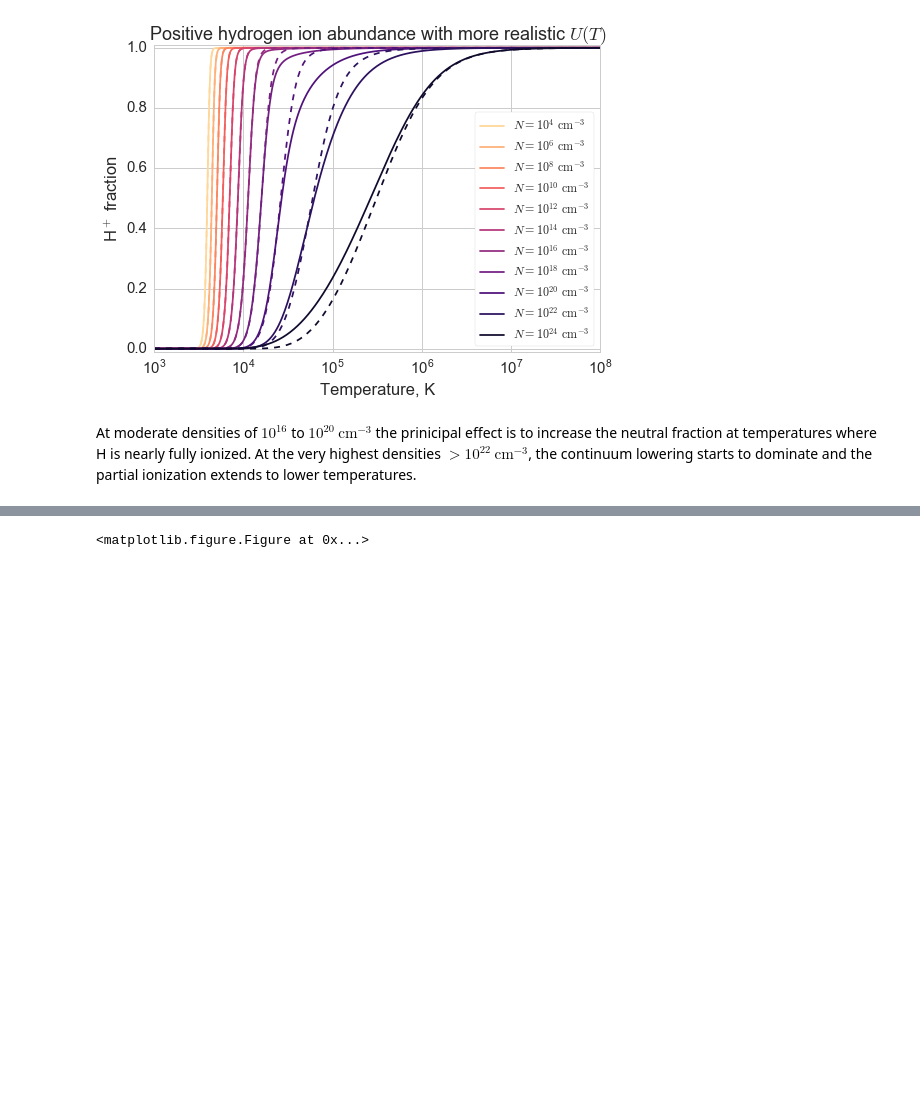
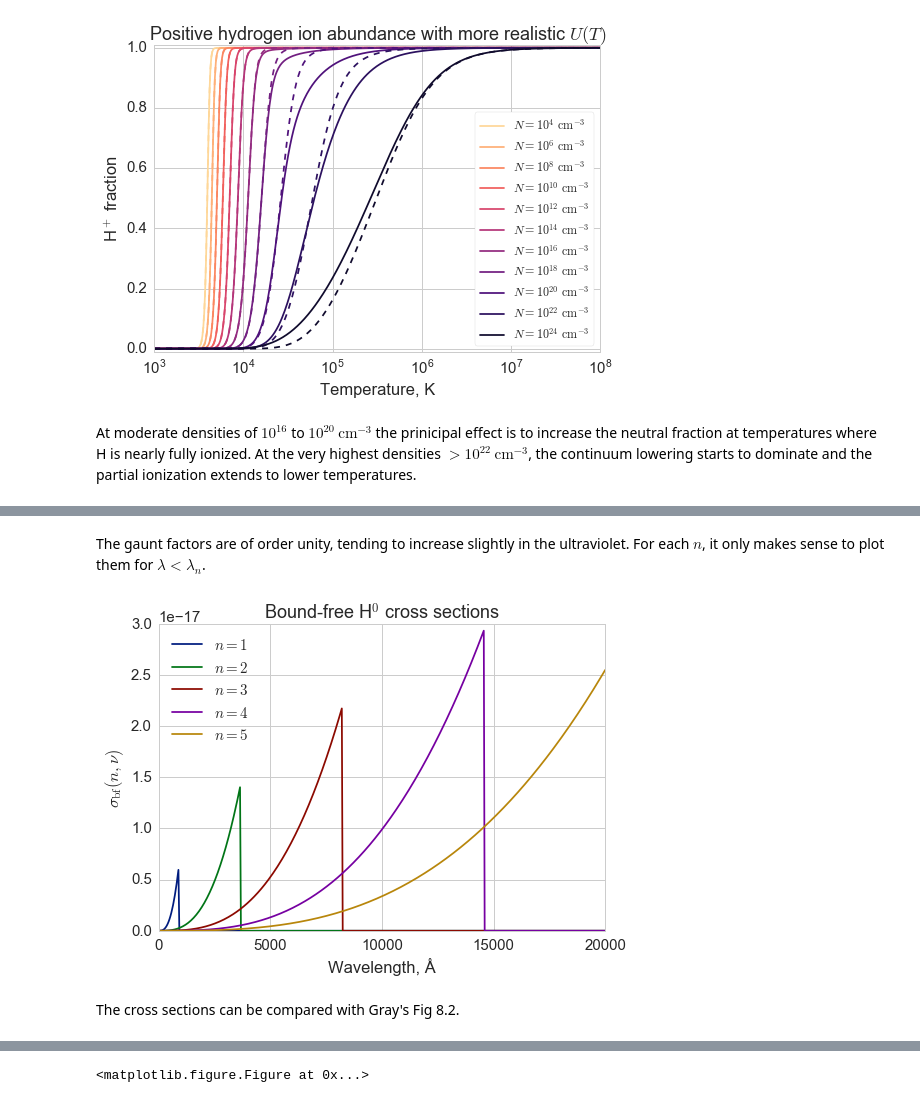
Before and after one commit to deprecated/lte-opacities, a Jupyter notebook: LTE Opacity.ipynb, the cells around one changed output, grey strips where cells are left out. Cells and saved outputs as stored; diff of their text form; code cells hidden in the pictures; blank space fills up the shorter version.

```diff
--- a/LTE Opacity.ipynb
+++ b/LTE Opacity.ipynb
@@ -317,0 +380,16 @@ import lteopacity
+# %% [markdown]
+The gaunt factors are of order unity, tending to increase slightly in the ultraviolet.  For each $n$, it only makes sense to plot them for $\lambda < \lambda_n$.
+# %%
+fig, ax = plt.subplots(1, 1)
+for n in range(1, 6):
+  ax.plot(wavs, xsec_H0_boundfree(n, freqs.value),
+         label=r'$n = {}$'.format(n))
+ax.set_ylim(0.0, None)
+ax.legend(loc='upper left')
+ax.set_xlabel(r'Wavelength, Å')
+ax.set_ylabel(r'$\sigma_\mathrm{bf}(n, \nu)$')
+ax.set_title('Bound-free H$^0$ cross sections');
+# %% [output]
+[figure, added]
+# %% [markdown]
+The cross sections can be compared with Gray's Fig 8.2.
```
Also changed, not shown: parts of 22 cells of this notebook, 4 other files.
